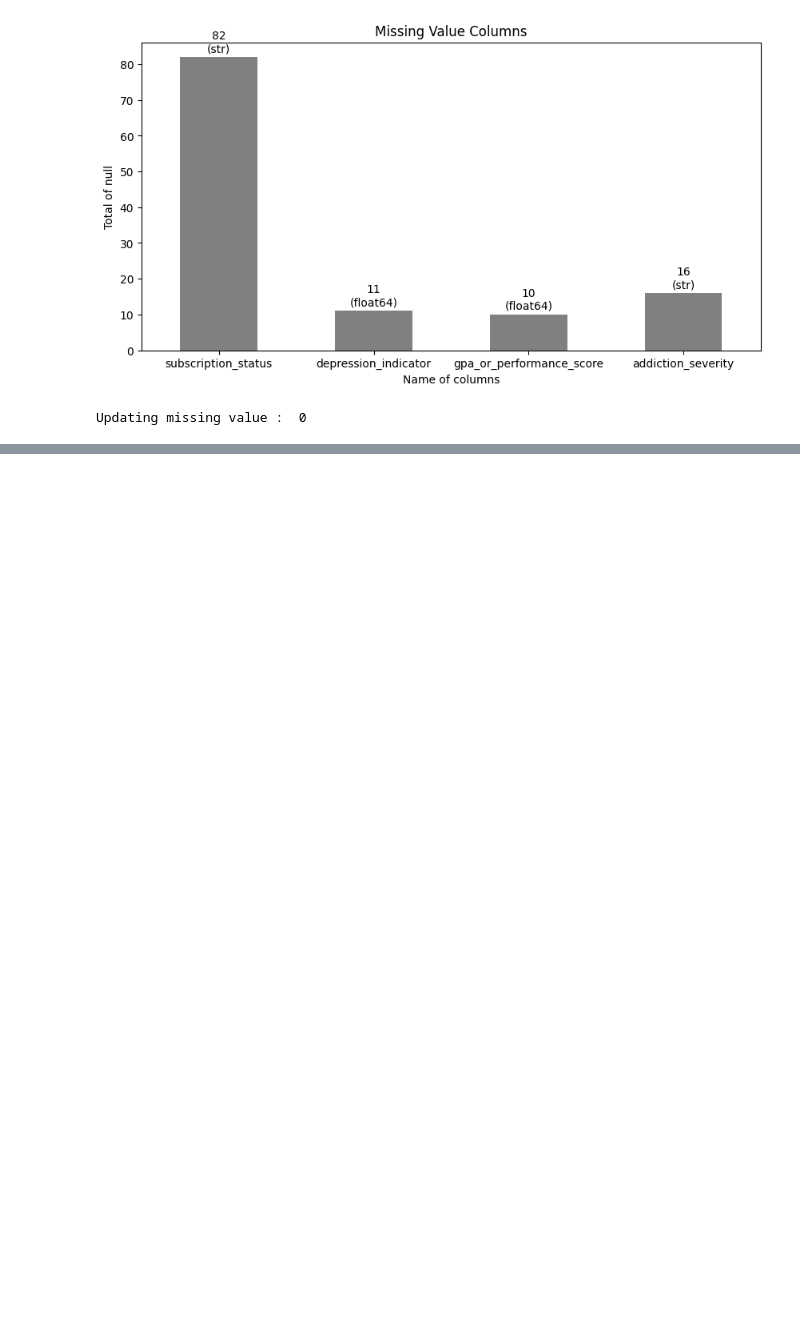
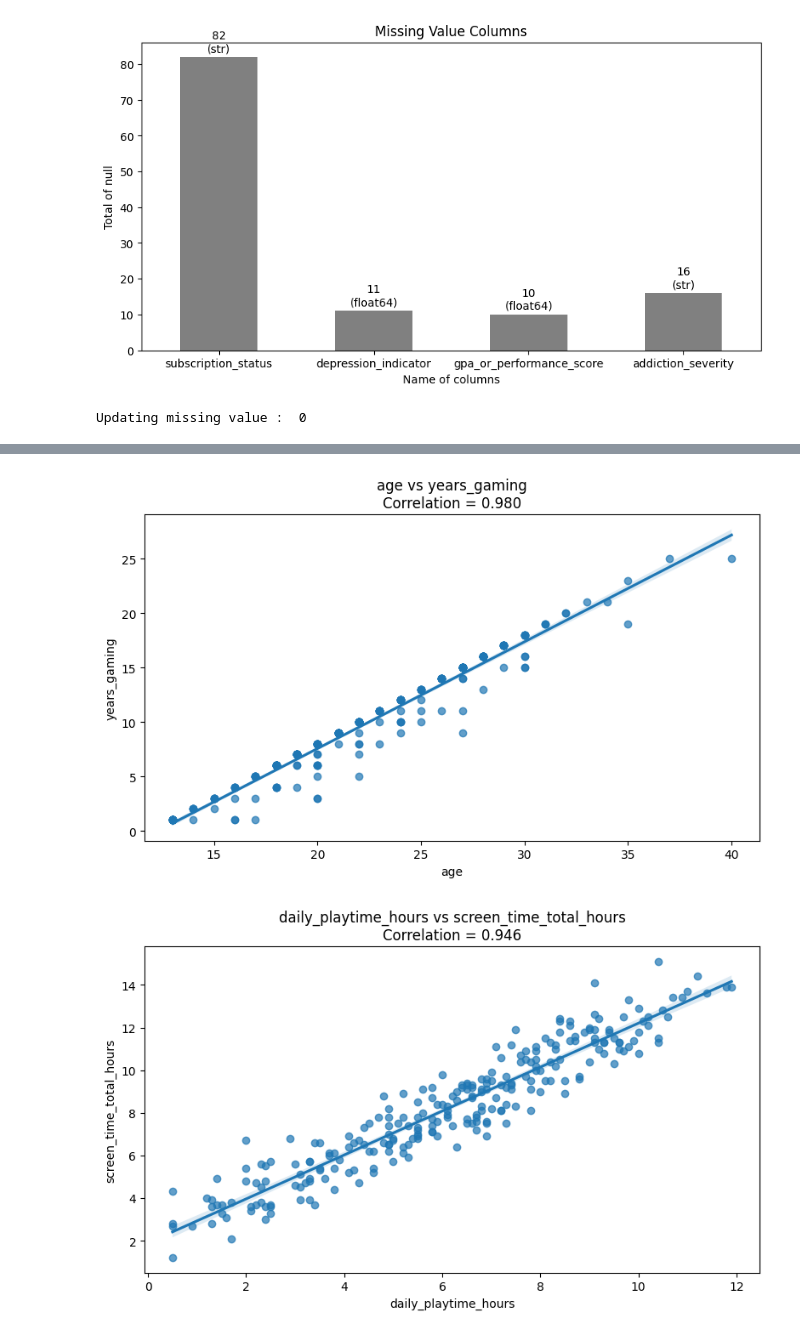
Before and after one commit to tiopramana/machine_learning, a Jupyter notebook: Project/Gaming_addiction/main.ipynb, the cells around one changed output, grey strips where cells are left out. Saved outputs shown, nothing was run; the diff lists cells and outputs as text; code cells hidden in the pictures; blank space fills up the shorter version.

```diff
--- a/Project/Gaming_addiction/main.ipynb
+++ b/Project/Gaming_addiction/main.ipynb
@@ -105,0 +236,80 @@ Updating missing value :  0
+# %%
+top_n = 10
+
+for (feature1, feature2), corr_value in corr_pairs.head(top_n).items():
+
+    plt.figure(figsize=(8, 5))
+
+    sns.regplot(
+        data=dfe,
+        x=feature1,
+        y=feature2,
+        scatter_kws={"alpha": 0.7}
+    )
+
+    plt.title(import math
+import matplotlib.pyplot as plt
+import seaborn as sns
+
+top_n = 9
+
+pairs = corr_pairs.head(top_n)
+
+ncols = 3
+nrows = math.ceil(top_n / ncols)
+
+fig, axes = plt.subplots(
+    nrows=nrows,
+    ncols=ncols,
+    figsize=(18, 5 * nrows)
+)
+
+axes = axes.flatten()
+
+for idx, ((f1, f2), corr) in enumerate(pairs.items()):
+
+    sns.regplot(
+        data=dfe,
+        x=f1,
+        y=f2,
+        ax=axes[idx],
+        scatter_kws={"alpha": 0.5, "s": 25},
+        line_kws={"linewidth": 2}
+    )
+
+    axes[idx].set_title(
+        f"r = {corr:.3f}",
+        fontsize=11
+    )
+
+    axes[idx].tick_params(
+        axis='x',
+        rotation=45,
+        labelsize=8
+    )
+
+    axes[idx].tick_params(
+        axis='y',
+        labelsize=8
+    )
+
+# Hapus subplot kosong
+for j in range(idx + 1, len(axes)):
+    fig.delaxes(axes[j])
+
+plt.suptitle(
+    "Top Correlated Feature Pairs",
+    fontsize=18,
+    y=1.02
+)
+
+plt.tight_layout()
+plt.show()
+        f"{feature1} vs {feature2}\nCorrelation = {corr_value:.3f}"
+    )
+
+    plt.tight_layout()
+    plt.show()
+# %% [output]
+[figure, added]
+[figure, added]
```
Also changed, not shown: parts of 11 cells of this notebook, 1 other file.
